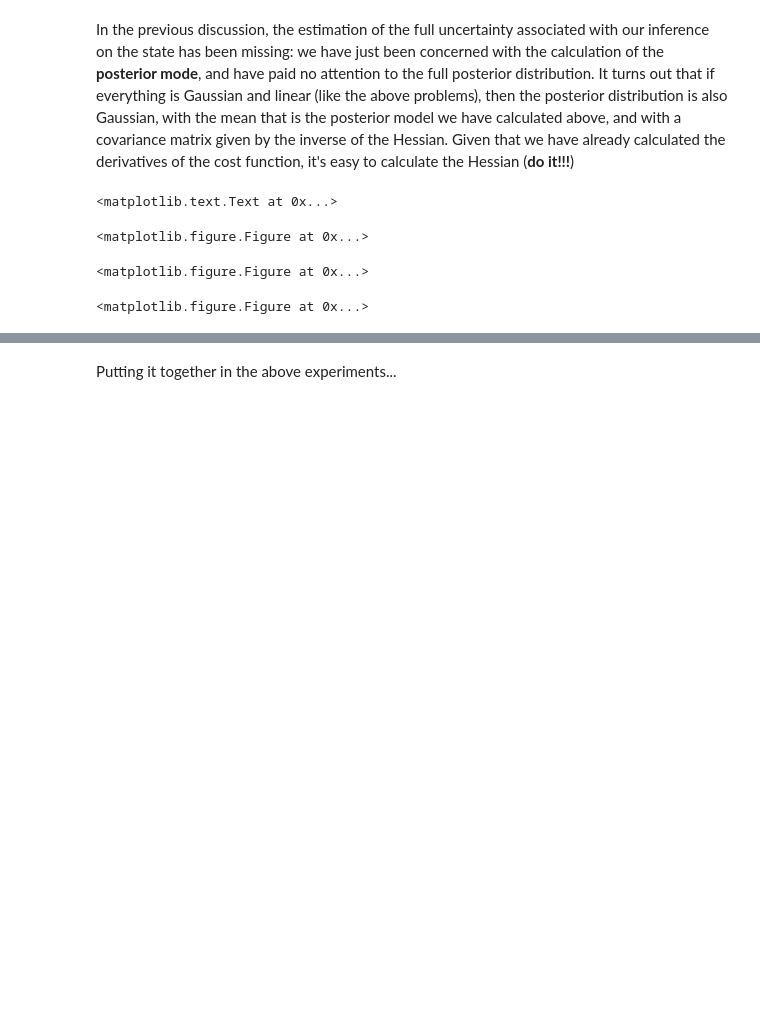
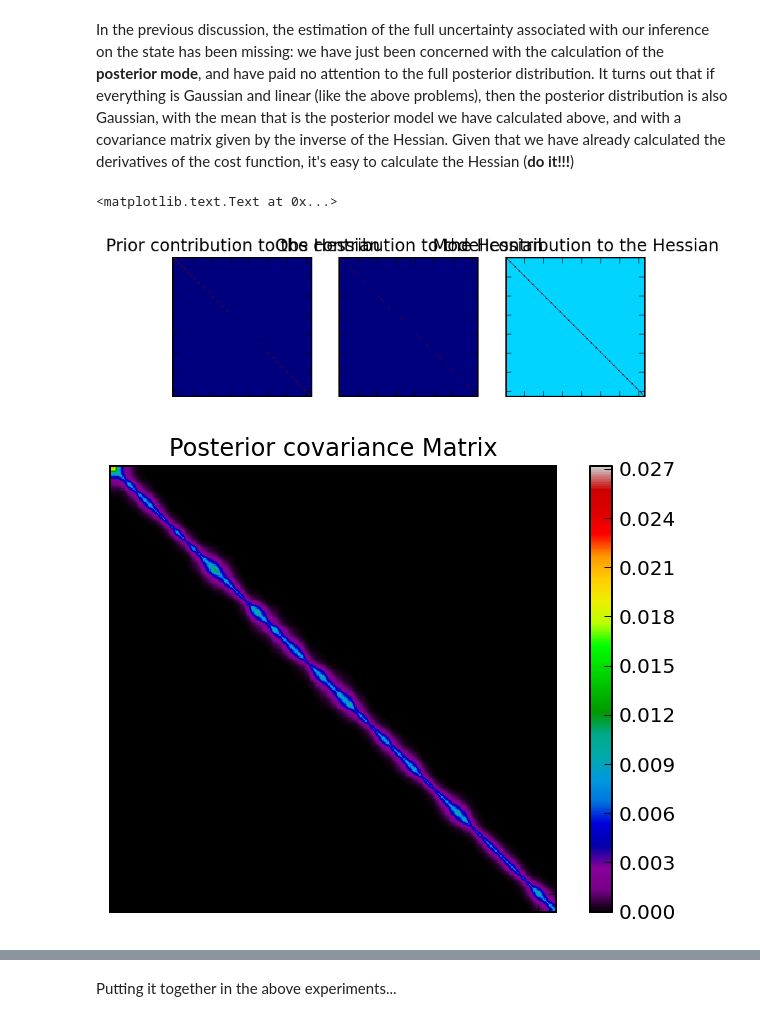
Before and after one commit to maxchernet/toy_eoldas, a Jupyter notebook: NDVI_smoothing.ipynb, the cells around one changed output, grey strips where cells are left out. Saved outputs shown, nothing was run; the diff lists cells and outputs as text; code cells hidden in the pictures; blank space fills up the shorter version.

Commit message:
REcreated plots

```diff
--- a/NDVI_smoothing.ipynb
+++ b/NDVI_smoothing.ipynb
@@ -3,7 +3,6 @@ import numpy as np
 %pylab inline
 plt.rcParams['figure.dpi'] = 2*plt.rcParams['figure.dpi']
 plt.rcParams['savefig.dpi'] = 2 * plt.rcParams['savefig.dpi']
-plt.rcParams['text.usetex'] = True
 # %% [output]
 Welcome to pylab, a matplotlib-based Python environment [backend: module://IPython.zmq.pylab.backend_inline].
 For more information, type 'help(pylab)'.
@@ -431,6 +430,8 @@ In the previous test, we see that now the number of function and gradient evalua
 # %% [markdown]
 In the previous discussion, the estimation of the full uncertainty associated with our inference on the state has been missing: we have just been concerned with the calculation of the **posterior mode**, and have paid no attention to the full posterior distribution. It turns out that if everything is Gaussian and linear (like the above problems), then the posterior distribution is also Gaussian, with the mean that is the posterior model we have calculated above, and with a covariance matrix given by the inverse of the Hessian. Given that we have already calculated the derivatives of the cost function, it's easy to calculate the Hessian (**do it!!!**)
 # %%
+
+gamma = gamma*0.5
 I = np.identity(x.shape[0])
 D1 = np.matrix(I - np.roll(I,1))
 
@@ -441,6 +442,7 @@ hess_obs = np.diag( hess_obs )
 hess_prior = (1./sigma_prior**2)*np.diag(np.ones_like(x))
 
 hess_model = gamma*np.dot ( D1,np.eye(x.shape[0])).dot( D1.T)
+
 hess = hess_obs + hess_prior + hess_model
 post_covar = np.linalg.inv ( hess )
 plt.subplot(1,3,1)
@@ -451,33 +453,32 @@ plt.title("Prior contribution to the Hessian")
 plt.subplot(1,3,2)
 plt.imshow ( hess_obs, interpolation='nearest')
 plt.yticks(visible=False)
 plt.xticks(visible=False)
 plt.title("Obs contribution to the Hessian")
 plt.subplot(1,3,3)
 plt.imshow ( hess_model, interpolation='nearest')
 plt.yticks(visible=False)
 plt.xticks(visible=False)
 plt.title("Model contribution to the Hessian")
 plt.figure()
 plt.imshow ( post_covar, interpolation='nearest', cmap=plt.cm.spectral)
 plt.yticks(visible=False)
 plt.xticks(visible=False)
 plt.title("Posterior covariance Matrix")
 plt.colorbar()
 
 D = np.sqrt(np.diagonal(post_covar))
 Dinv = np.linalg.inv( np.diag(D) ) # Unnecessary, it's diagonal...
 post_covar = np.matrix(post_covar)
 Dinv = np.matrix(Dinv)
 corr = Dinv * post_covar * Dinv
 plt.figure()
 plt.imshow ( corr, interpolation='nearest', cmap=plt.cm.RdBu_r, vmin=-1, vmax=1)
 plt.yticks(visible=False)
 plt.xticks(visible=False)
 plt.colorbar()
 plt.title("Posterior Correlation matrix")
 # %% [output]
 <matplotlib.text.Text at 0x...>
-<matplotlib.figure.Figure at 0x...>
-<matplotlib.figure.Figure at 0x...>
-<matplotlib.figure.Figure at 0x...>
+[figure, added]
+[figure, added]
```
Also changed, not shown: parts of 11 cells of this notebook.
